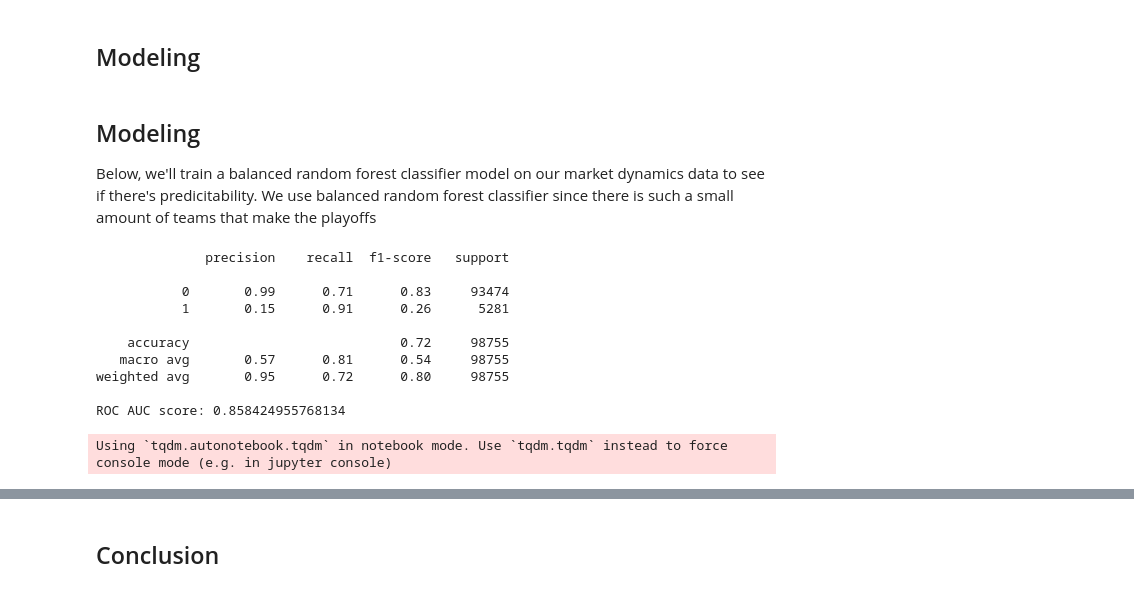
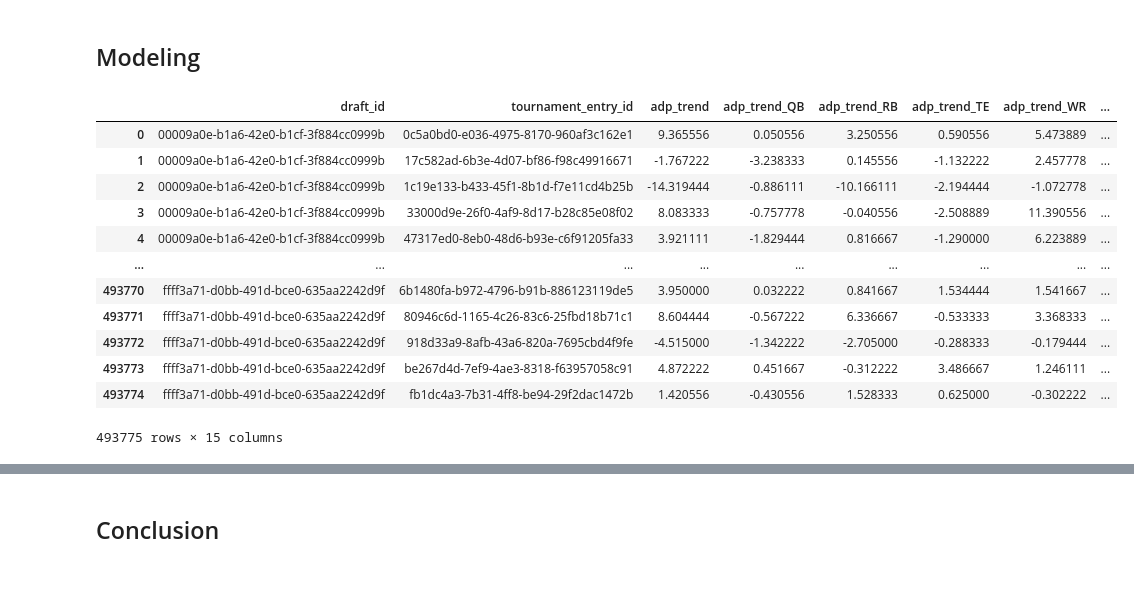
Before and after one commit to fantasydatapros/best-ball-data-bowl, a Jupyter notebook: submissions/Using Market Dynamics to Make the Playoffs in Best Ball Mania.ipynb, the cells around one changed output, grey strips where cells are left out. Cells and saved outputs as stored; diff of their text form; code cells hidden in the pictures.

```diff
--- a/submissions/Using Market Dynamics to Make the Playoffs in Best Ball Mania.ipynb
+++ b/submissions/Using Market Dynamics to Make the Playoffs in Best Ball Mania.ipynb
@@ -191,13 +191,13 @@ As we can see, there is a very weak negative correlation between market delta an
 ## Modeling
 # %%
 # Drop the columns we don't need
-model_df = df.drop(columns=['draft_id', 'draft_time', 'tournament_round_number',
+market_dynamics_df = df.drop(columns=['draft_time', 'tournament_round_number',
                       'player_name', 'position_name', 'bye_week',
-                      'projection_adp', 'overall_pick_number', 'pick_points',
-                      'roster_points', 'qf', 'sf', 'f', 'year', 'clock'])
+                      'projection_adp', 'overall_pick_number',
+                      'qf', 'sf', 'f', 'year', 'clock'])
 # %%
 # Group by tournament entry id - mean for the trend columns and delta columns, last for pick order and clock
-model_df = model_df.groupby('tournament_entry_id').agg({'adp_trend': 'mean',
+market_dynamics_df = market_dynamics_df.groupby(['draft_id', 'tournament_entry_id']).agg({'adp_trend': 'mean',
                                                     'adp_trend_QB': 'mean',
                                                     'adp_trend_RB': 'mean',
                                                     'adp_trend_TE': 'mean',
@@ -208,52 +208,5 @@ model_df = model_df.groupby('tournament_entry_id').agg({'adp_trend': 'mean',
                                                     'market_delta_TE': 'mean',
                                                     'market_delta_WR': 'mean',
                                                     'pick_order': 'last',
-                                                    'playoff_team': 'last'})
+                                                    'playoff_team': 'last',
+                                                    'roster_points': 'last'}, as_index=False).reset_index()
-# %% [markdown]
-## Modeling
-Below, we'll train a balanced random forest classifier model on our market dynamics data to see if there's predicitability. We use balanced random forest classifier since there is such a small amount of teams that make the playoffs
-# %%
-from imblearn.ensemble import BalancedRandomForestClassifier
-from sklearn.metrics import classification_report, roc_auc_score
-from sklearn.model_selection import train_test_split
-
-# Define the features and the target
-X = model_df.drop('playoff_team', axis=1)
-y = model_df['playoff_team']
-
-# Split the data into a training set and a test set
-X_train, X_test, y_train, y_test = train_test_split(X, y, test_size=0.2, random_state=42)
-
-# Train a Balanced Random Forest model
-brf = BalancedRandomForestClassifier(random_state=42)
-brf.fit(X_train, y_train)
-
-# Make predictions on the test data
-y_pred = brf.predict(X_test)
-y_pred_proba = brf.predict_proba(X_test)[:, 1]
-
-# Compute the classification report and ROC AUC score
-print(classification_report(y_test, y_pred))
-print('ROC AUC score:', roc_auc_score(y_test, y_pred_proba))
-# %% [output]
-              precision    recall  f1-score   support
-
-           0       0.99      0.71      0.83     93474
-           1       0.15      0.91      0.26      5281
-
-    accuracy                           0.72     98755
-   macro avg       0.57      0.81      0.54     98755
-weighted avg       0.95      0.72      0.80     98755
-
-ROC AUC score: 0.858424955768134
-# %%
-import shap
-
-# Create a Tree explainer
-explainer = shap.TreeExplainer(brf)
-shap_values = explainer.shap_values(X_test)
-
-# Summary plot
-shap.summary_plot(shap_values, X_test, plot_type="bar")
-# %% [output]
-Using `tqdm.autonotebook.tqdm` in notebook mode. Use `tqdm.tqdm` instead to force console mode (e.g. in jupyter console)
@@ -265,0 +213,16 @@ shap.force_plot(explainer.expected_value[0],shap_values[0][0, :], X_test.iloc[0,
+# %%
+market_dynamics_df
+# %% [output]
+|  | draft_id | tournament_entry_id | adp_trend | adp_trend_QB | adp_trend_RB | adp_trend_TE | adp_trend_WR | ... |
+| 0 | 00009a0e-b1a6-42e0-b1cf-3f884cc0999b | 0c5a0bd0-e036-4975-8170-960af3c162e1 | 9.365556 | 0.050556 | 3.250556 | 0.590556 | 5.473889 | ... |
+| 1 | 00009a0e-b1a6-42e0-b1cf-3f884cc0999b | 17c582ad-6b3e-4d07-bf86-f98c49916671 | -1.767222 | -3.238333 | 0.145556 | -1.132222 | 2.457778 | ... |
+| 2 | 00009a0e-b1a6-42e0-b1cf-3f884cc0999b | 1c19e133-b433-45f1-8b1d-f7e11cd4b25b | -14.319444 | -0.886111 | -10.166111 | -2.194444 | -1.072778 | ... |
+| 3 | 00009a0e-b1a6-42e0-b1cf-3f884cc0999b | 33000d9e-26f0-4af9-8d17-b28c85e08f02 | 8.083333 | -0.757778 | -0.040556 | -2.508889 | 11.390556 | ... |
+| 4 | 00009a0e-b1a6-42e0-b1cf-3f884cc0999b | 47317ed0-8eb0-48d6-b93e-c6f91205fa33 | 3.921111 | -1.829444 | 0.816667 | -1.290000 | 6.223889 | ... |
+| ... | ... | ... | ... | ... | ... | ... | ... | ... |
+| 493770 | ffff3a71-d0bb-491d-bce0-635aa2242d9f | 6b1480fa-b972-4796-b91b-886123119de5 | 3.950000 | 0.032222 | 0.841667 | 1.534444 | 1.541667 | ... |
+| 493771 | ffff3a71-d0bb-491d-bce0-635aa2242d9f | 80946c6d-1165-4c26-83c6-25fbd18b71c1 | 8.604444 | -0.567222 | 6.336667 | -0.533333 | 3.368333 | ... |
+| 493772 | ffff3a71-d0bb-491d-bce0-635aa2242d9f | 918d33a9-8afb-43a6-820a-7695cbd4f9fe | -4.515000 | -1.342222 | -2.705000 | -0.288333 | -0.179444 | ... |
+| 493773 | ffff3a71-d0bb-491d-bce0-635aa2242d9f | be267d4d-7ef9-4ae3-8318-f63957058c91 | 4.872222 | 0.451667 | -0.312222 | 3.486667 | 1.246111 | ... |
+| 493774 | ffff3a71-d0bb-491d-bce0-635aa2242d9f | fb1dc4a3-7b31-4ff8-be94-29f2dac1472b | 1.420556 | -0.430556 | 1.528333 | 0.625000 | -0.302222 | ... |
+493775 rows × 15 columns
```
Also changed, not shown: parts of 4 cells of this notebook, 1 other file.
